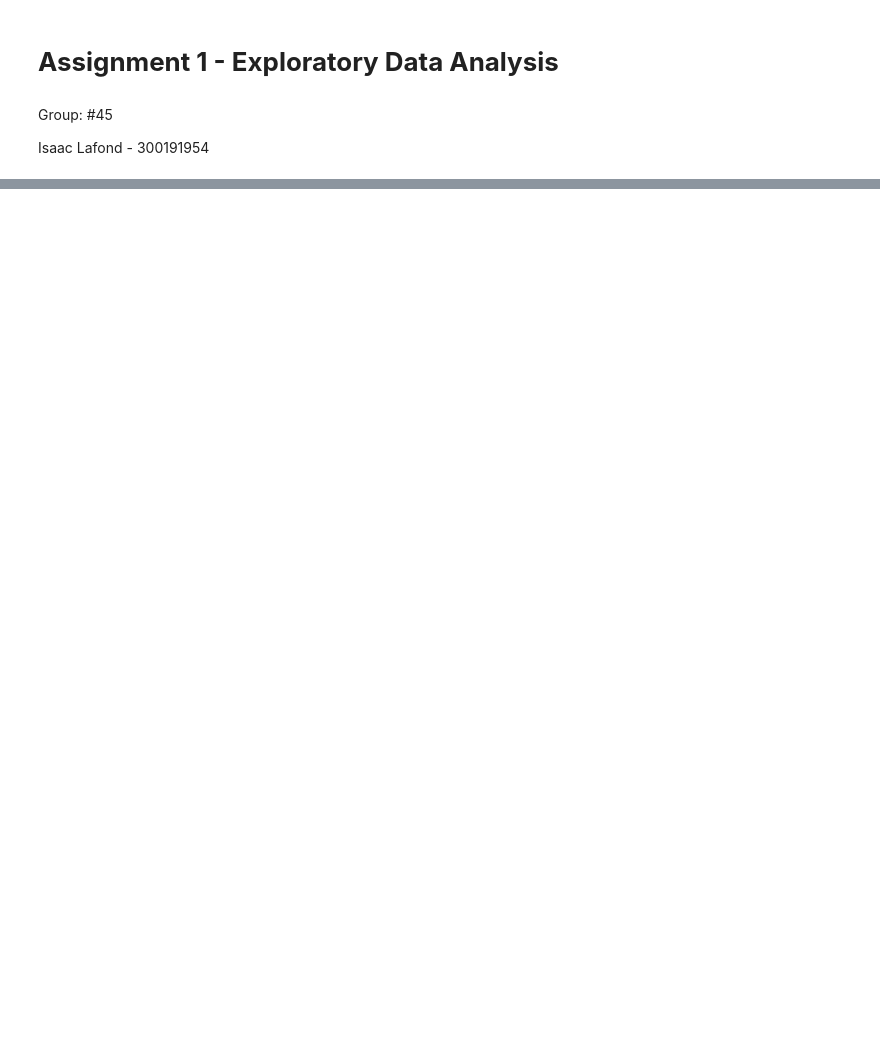
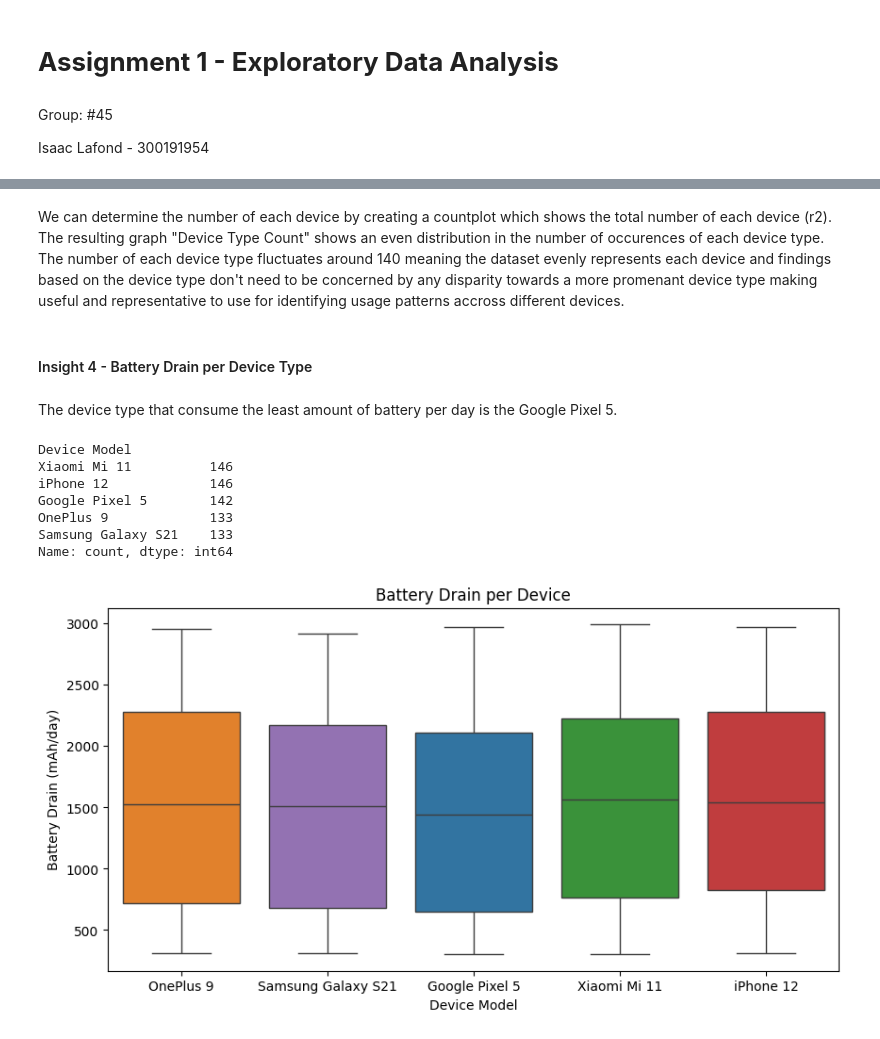
Before and after one commit to IsaacLafond/CSI-4142---Fundamentals-of-Data-Science, a Jupyter notebook: Assignment 1/assignment1.ipynb, the cells around one changed output, grey strips where cells are left out. Drawn from its saved outputs; the diff is of its cells as text; code cells hidden in the pictures; blank space fills up the shorter version.

```diff
--- a/Assignment 1/assignment1.ipynb
+++ b/Assignment 1/assignment1.ipynb
@@ -15,0 +90,26 @@ Isaac Lafond - 300191954
+# %% [markdown]
+We can determine the number of each device by creating a countplot which shows the total number of each device (r2). The resulting graph "Device Type Count" shows an even distribution in the number of occurences of each device type. The number of each device type fluctuates around 140 meaning the dataset evenly represents each device and findings based on the device type don't need to be concerned by any disparity towards a more promenant device type making useful and representative to use for identifying usage patterns accross different devices.
+# %% [markdown]
+#### Insight 4 - Battery Drain per Device Type
+# %% [markdown]
+The device type that consume the least amount of battery per day is the Google Pixel 5.
+# %%
+# Sort the device types by increasing counts
+device_counts = df1["Device Model"].value_counts().sort_values().index # [5]
+# Show the counts of the device types
+print(df1["Device Model"].value_counts())
+
+# Boxplot showing the battery drain per device type
+plt.figure(figsize=(10, 5))
+sns.boxplot(data=df1, order=device_counts, x="Device Model", y="Battery Drain (mAh/day)", hue="Device Model")
+plt.title("Battery Drain per Device")
+plt.show()
+# %% [output]
+Device Model
+Xiaomi Mi 11          146
+iPhone 12             146
+Google Pixel 5        142
+OnePlus 9             133
+Samsung Galaxy S21    133
+Name: count, dtype: int64
+[figure, added]
```
Also changed, not shown: parts of 64 cells of this notebook.
